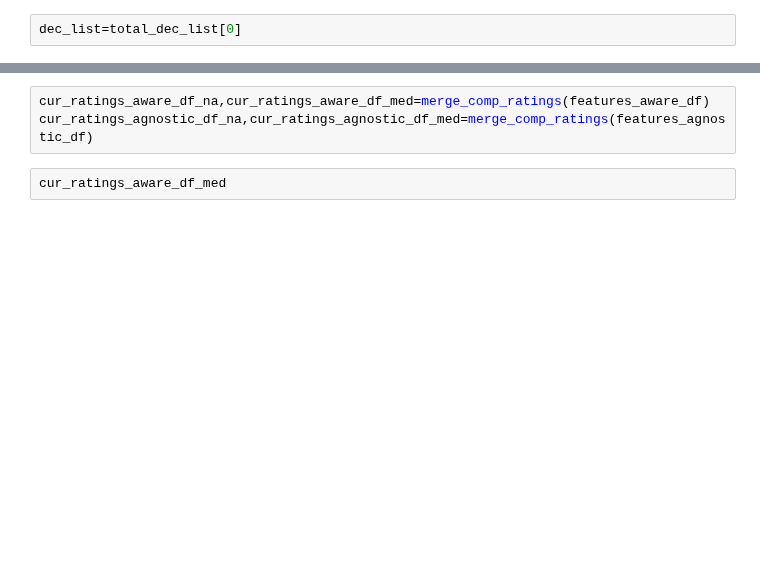
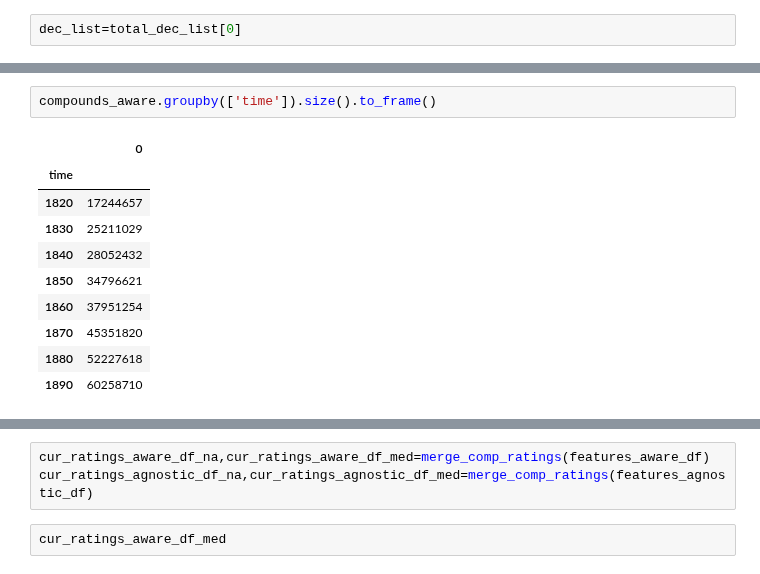
Before and after one commit to prajitdhar/Compounding, a Jupyter notebook: Tryouts-Sparse-Agnostic.ipynb, the cells around one changed output, grey strips where cells are left out. Saved outputs shown, nothing was run; the diff lists cells and outputs as text; blank space fills up the shorter version.

```diff
--- a/Tryouts-Sparse-Agnostic.ipynb
+++ b/Tryouts-Sparse-Agnostic.ipynb
@@ -1151,0 +1149,13 @@ No cut-off applied
+# %%
+compounds_aware.groupby(['time']).size().to_frame()
+# %% [output]
+|  | 0 |
+| time |  |
+| 1820 | 17244657 |
+| 1830 | 25211029 |
+| 1840 | 28052432 |
+| 1850 | 34796621 |
+| 1860 | 37951254 |
+| 1870 | 45351820 |
+| 1880 | 52227618 |
+| 1890 | 60258710 |
```
Also changed, not shown: parts of 16 cells of this notebook, 1 other file.
